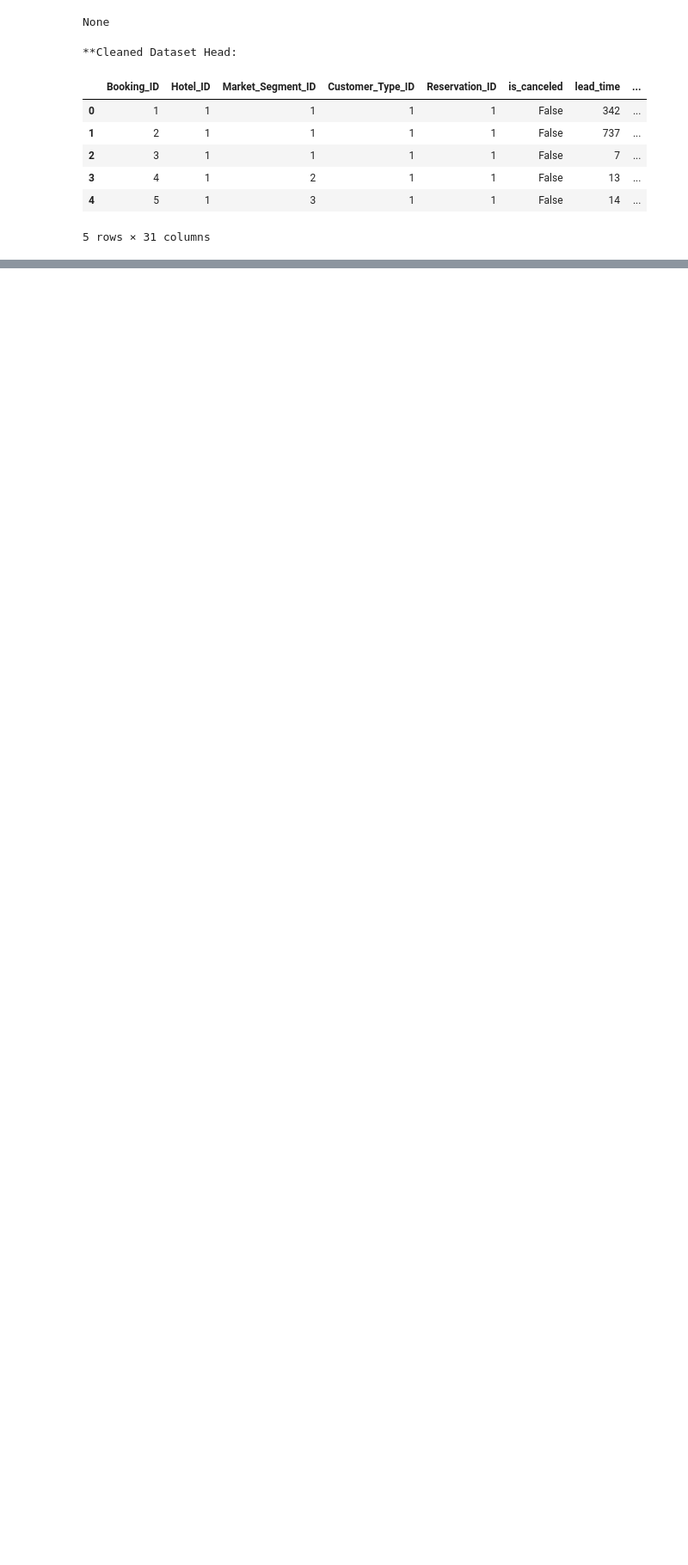
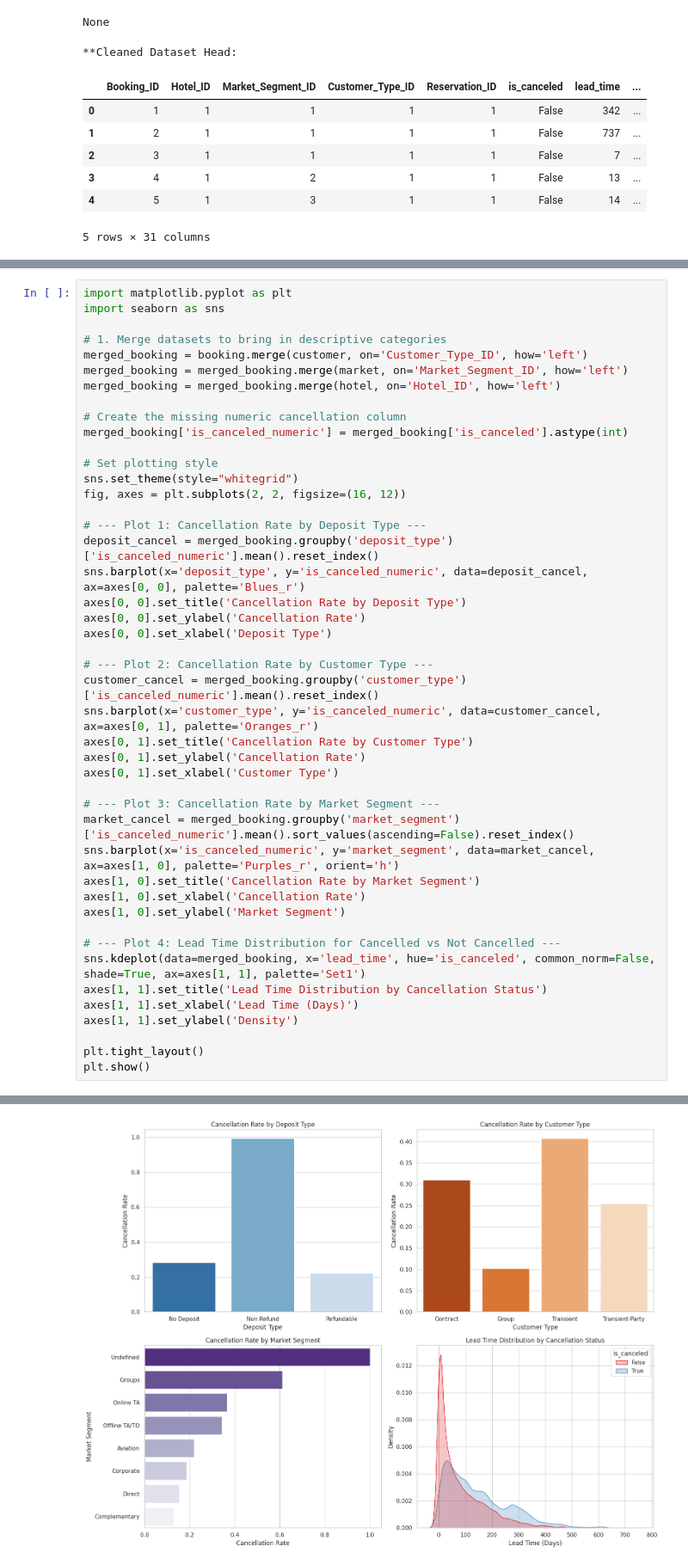
Before and after one commit to anniechooimh/Hospitality-Analytics, a Jupyter notebook: Capstone_Hospitality Analysis.ipynb, the cells around one changed output, grey strips where cells are left out. Shown at 86% size. Cells and saved outputs as stored; diff of their text form; blank space fills up the shorter version.

```diff
--- a/Capstone_Hospitality Analysis.ipynb
+++ b/Capstone_Hospitality Analysis.ipynb
@@ -147,0 +150,46 @@ None
+# %%
+import matplotlib.pyplot as plt
+import seaborn as sns
+
+# 1. Merge datasets to bring in descriptive categories
+merged_booking = booking.merge(customer, on='Customer_Type_ID', how='left')
+merged_booking = merged_booking.merge(market, on='Market_Segment_ID', how='left')
+merged_booking = merged_booking.merge(hotel, on='Hotel_ID', how='left')
+
+# Create the missing numeric cancellation column
+merged_booking['is_canceled_numeric'] = merged_booking['is_canceled'].astype(int)
+
+# Set plotting style
+sns.set_theme(style="whitegrid")
+fig, axes = plt.subplots(2, 2, figsize=(16, 12))
+
+# --- Plot 1: Cancellation Rate by Deposit Type ---
+deposit_cancel = merged_booking.groupby('deposit_type')['is_canceled_numeric'].mean().reset_index()
+sns.barplot(x='deposit_type', y='is_canceled_numeric', data=deposit_cancel, ax=axes[0, 0], palette='Blues_r')
+axes[0, 0].set_title('Cancellation Rate by Deposit Type')
+axes[0, 0].set_ylabel('Cancellation Rate')
+axes[0, 0].set_xlabel('Deposit Type')
+
+# --- Plot 2: Cancellation Rate by Customer Type ---
+customer_cancel = merged_booking.groupby('customer_type')['is_canceled_numeric'].mean().reset_index()
+sns.barplot(x='customer_type', y='is_canceled_numeric', data=customer_cancel, ax=axes[0, 1], palette='Oranges_r')
+axes[0, 1].set_title('Cancellation Rate by Customer Type')
+axes[0, 1].set_ylabel('Cancellation Rate')
+axes[0, 1].set_xlabel('Customer Type')
+
+# --- Plot 3: Cancellation Rate by Market Segment ---
+market_cancel = merged_booking.groupby('market_segment')['is_canceled_numeric'].mean().sort_values(ascending=False).reset_index()
+sns.barplot(x='is_canceled_numeric', y='market_segment', data=market_cancel, ax=axes[1, 0], palette='Purples_r', orient='h')
+axes[1, 0].set_title('Cancellation Rate by Market Segment')
+axes[1, 0].set_xlabel('Cancellation Rate')
+axes[1, 0].set_ylabel('Market Segment')
+
+# --- Plot 4: Lead Time Distribution for Cancelled vs Not Cancelled ---
+sns.kdeplot(data=merged_booking, x='lead_time', hue='is_canceled', common_norm=False, shade=True, ax=axes[1, 1], palette='Set1')
+axes[1, 1].set_title('Lead Time Distribution by Cancellation Status')
+axes[1, 1].set_xlabel('Lead Time (Days)')
+axes[1, 1].set_ylabel('Density')
+
+plt.tight_layout()
+plt.show()
+# %% [output]
@@ -147,0 +212 @@ None
+[figure, added]
```
Also changed, not shown: parts of 13 cells of this notebook.
